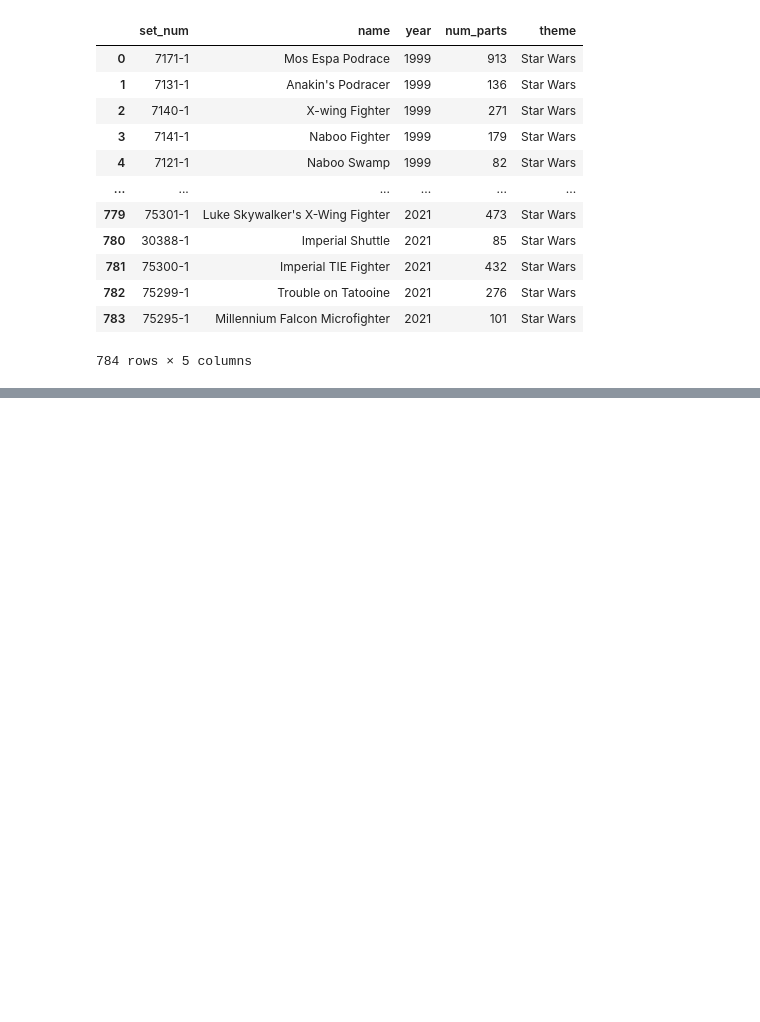
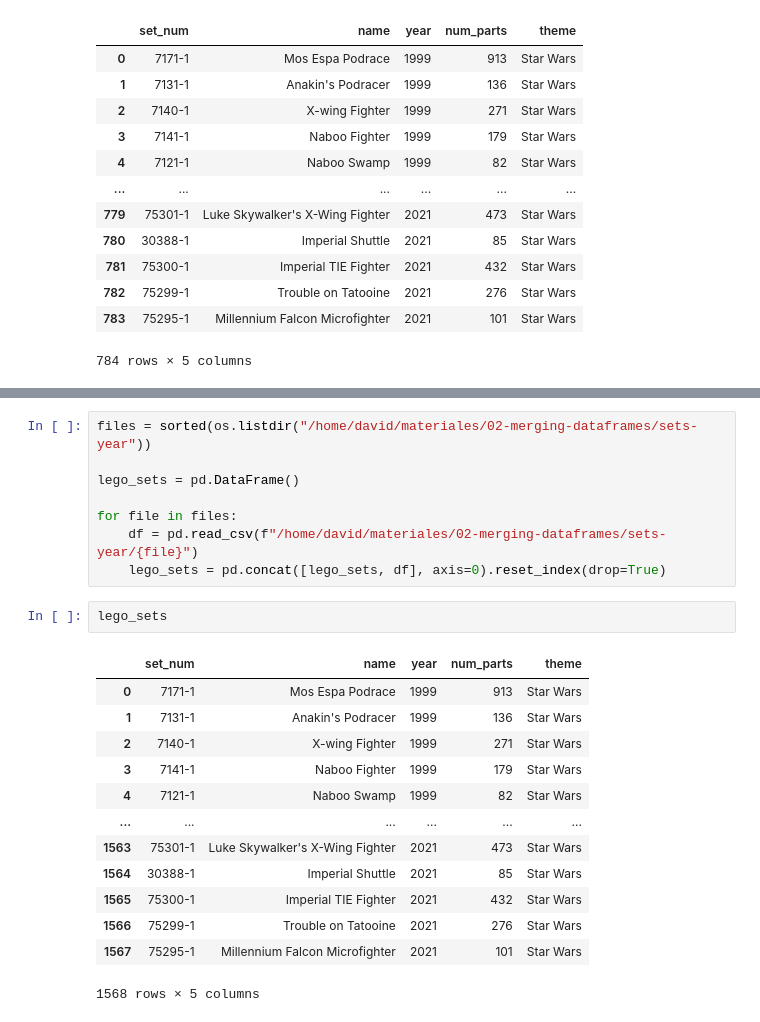
Before and after one commit to oscardbocanegra/udemy, a Jupyter notebook: analisis_datos/merging_dataframes.ipynb, the cells around one changed output, grey strips where cells are left out. Drawn from its saved outputs; the diff is of its cells as text; blank space fills up the shorter version.

```diff
--- a/analisis_datos/merging_dataframes.ipynb
+++ b/analisis_datos/merging_dataframes.ipynb
@@ -165,0 +190,24 @@ total_sets
+# %%
+files = sorted(os.listdir("/home/david/materiales/02-merging-dataframes/sets-year"))
+
+lego_sets = pd.DataFrame()
+
+for file in files:
+    df = pd.read_csv(f"/home/david/materiales/02-merging-dataframes/sets-year/{file}")
+    lego_sets = pd.concat([lego_sets, df], axis=0).reset_index(drop=True)
+# %%
+lego_sets
+# %% [output]
+|  | set_num | name | year | num_parts | theme |
+| 0 | 7171-1 | Mos Espa Podrace | 1999 | 913 | Star Wars |
+| 1 | 7131-1 | Anakin's Podracer | 1999 | 136 | Star Wars |
+| 2 | 7140-1 | X-wing Fighter | 1999 | 271 | Star Wars |
+| 3 | 7141-1 | Naboo Fighter | 1999 | 179 | Star Wars |
+| 4 | 7121-1 | Naboo Swamp | 1999 | 82 | Star Wars |
+| ... | ... | ... | ... | ... | ... |
+| 1563 | 75301-1 | Luke Skywalker's X-Wing Fighter | 2021 | 473 | Star Wars |
+| 1564 | 30388-1 | Imperial Shuttle | 2021 | 85 | Star Wars |
+| 1565 | 75300-1 | Imperial TIE Fighter | 2021 | 432 | Star Wars |
+| 1566 | 75299-1 | Trouble on Tatooine | 2021 | 276 | Star Wars |
+| 1567 | 75295-1 | Millennium Falcon Microfighter | 2021 | 101 | Star Wars |
+1568 rows × 5 columns
```
Also changed, not shown: parts of 3 cells of this notebook.
